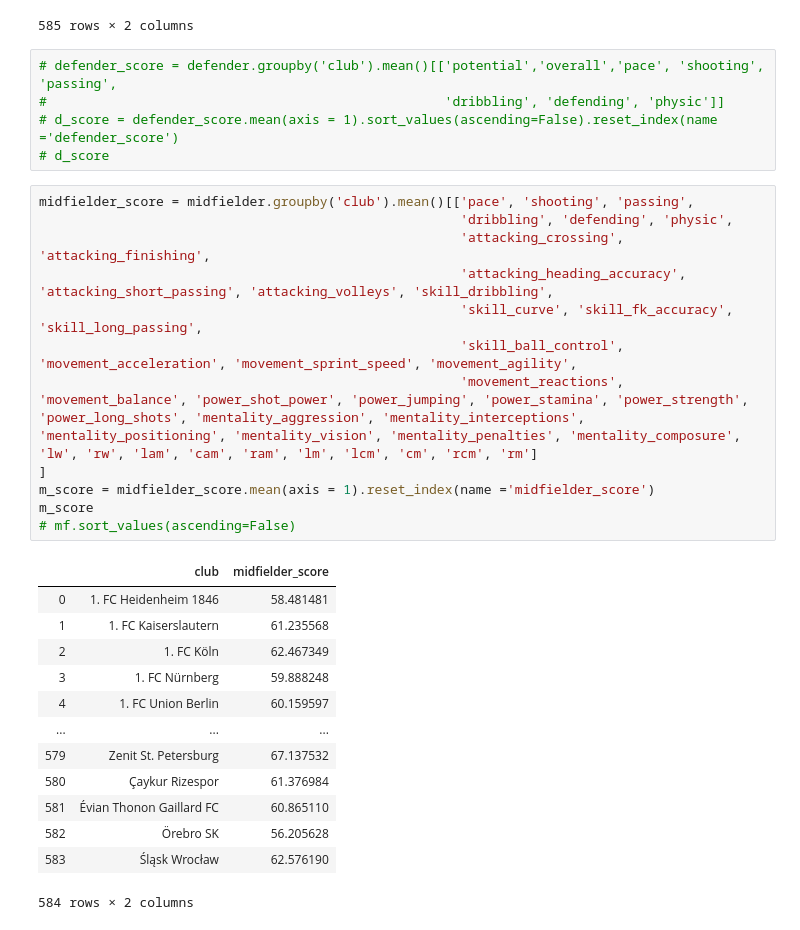
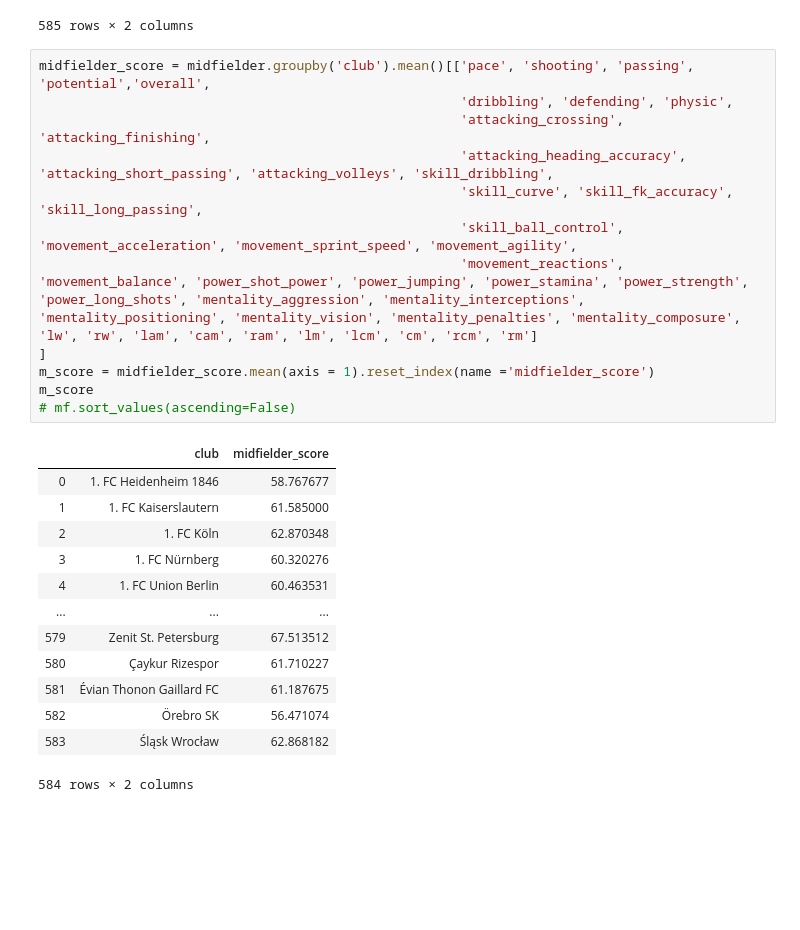
Before and after one commit to AniruddhNathani/DataVengers_FIFAAnalysis, a Jupyter notebook: Fifa_15.ipynb, the cells around one changed output. Cells and saved outputs as stored; diff of their text form; blank space fills up the shorter version.

```diff
--- a/Fifa_15.ipynb
+++ b/Fifa_15.ipynb
@@ -92,36 +92,31 @@ d_score
 | 583 | Bray Wanderers | 46.795238 |
 | 584 | Athlone Town | 46.482684 |
 585 rows × 2 columns
-# %%
-# defender_score = defender.groupby('club').mean()[['potential','overall','pace', 'shooting', 'passing',
-#                                                   'dribbling', 'defending', 'physic']]
-# d_score = defender_score.mean(axis = 1).sort_values(ascending=False).reset_index(name ='defender_score')
-# d_score
 # %%
-midfielder_score = midfielder.groupby('club').mean()[['pace', 'shooting', 'passing',
+midfielder_score = midfielder.groupby('club').mean()[['pace', 'shooting', 'passing', 'potential','overall',
                                                       'dribbling', 'defending', 'physic',
                                                       'attacking_crossing', 'attacking_finishing',
                                                       'attacking_heading_accuracy', 'attacking_short_passing', 'attacking_volleys', 'skill_dribbling',
                                                       'skill_curve', 'skill_fk_accuracy', 'skill_long_passing',
                                                       'skill_ball_control', 'movement_acceleration', 'movement_sprint_speed', 'movement_agility',
                                                       'movement_reactions', 'movement_balance', 'power_shot_power', 'power_jumping', 'power_stamina', 'power_strength', 'power_long_shots', 'mentality_aggression', 'mentality_interceptions', 'mentality_positioning', 'mentality_vision', 'mentality_penalties', 'mentality_composure', 'lw', 'rw', 'lam', 'cam', 'ram', 'lm', 'lcm', 'cm', 'rcm', 'rm']
 ]
 m_score = midfielder_score.mean(axis = 1).reset_index(name ='midfielder_score')
 m_score
 # mf.sort_values(ascending=False)
 # %% [output]
 |  | club | midfielder_score |
-| 0 | 1. FC Heidenheim 1846 | 58.481481 |
-| 1 | 1. FC Kaiserslautern | 61.235568 |
-| 2 | 1. FC Köln | 62.467349 |
-| 3 | 1. FC Nürnberg | 59.888248 |
-| 4 | 1. FC Union Berlin | 60.159597 |
+| 0 | 1. FC Heidenheim 1846 | 58.767677 |
+| 1 | 1. FC Kaiserslautern | 61.585000 |
+| 2 | 1. FC Köln | 62.870348 |
+| 3 | 1. FC Nürnberg | 60.320276 |
+| 4 | 1. FC Union Berlin | 60.463531 |
 | ... | ... | ... |
-| 579 | Zenit St. Petersburg | 67.137532 |
-| 580 | Çaykur Rizespor | 61.376984 |
-| 581 | Évian Thonon Gaillard FC | 60.865110 |
-| 582 | Örebro SK | 56.205628 |
-| 583 | Śląsk Wrocław | 62.576190 |
+| 579 | Zenit St. Petersburg | 67.513512 |
+| 580 | Çaykur Rizespor | 61.710227 |
+| 581 | Évian Thonon Gaillard FC | 61.187675 |
+| 582 | Örebro SK | 56.471074 |
+| 583 | Śląsk Wrocław | 62.868182 |
 584 rows × 2 columns
 # %%
 goalkeeper_score = goalkeeper.groupby('club').mean()[['pace', 'shooting', 'passing', 'dribbling', 'defending', 'physic',
```
Also changed, not shown: parts of 5 cells of this notebook, 1 other file.
